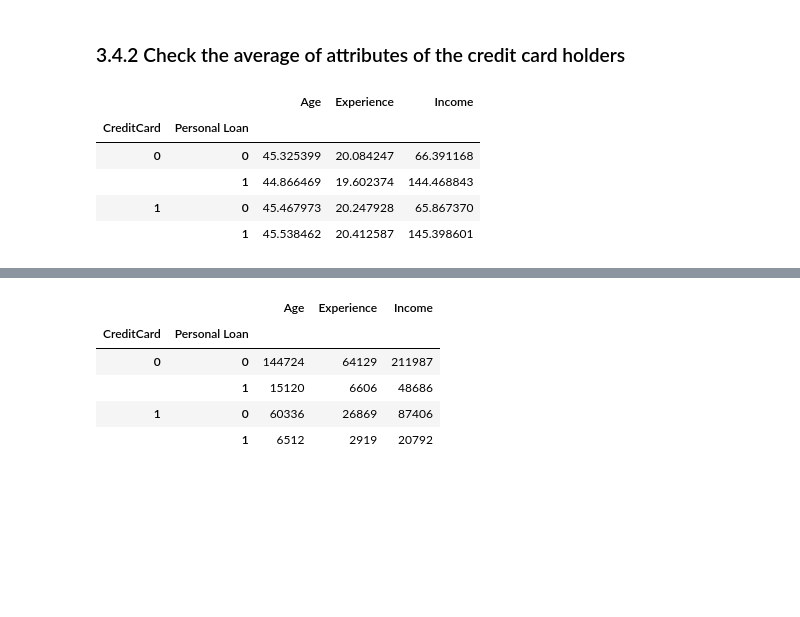
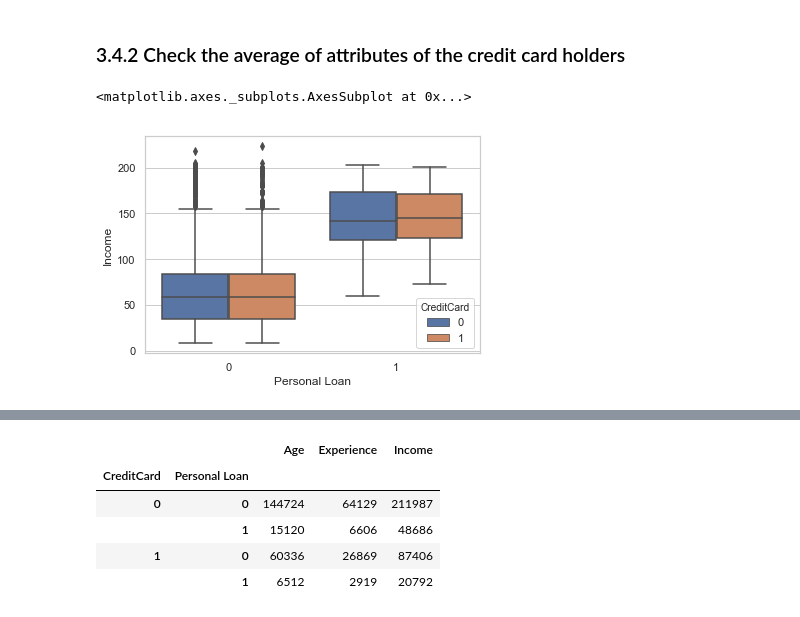
Before and after one commit to koksoon100/UTexas-Austin-Week-6-Assignment, a Jupyter notebook: week_2_assignment.ipynb, the cells around one changed output, grey strips where cells are left out. Drawn from its saved outputs; the diff is of its cells as text; code cells hidden in the pictures; blank space fills up the shorter version.

```diff
--- a/week_2_assignment.ipynb
+++ b/week_2_assignment.ipynb
@@ -342,12 +353,7 @@ sns.pairplot(bank_data[['Age','Experience','Income','Family','CCAvg',
 # %% [markdown]
 ### 3.4.2 Check the average of attributes of the credit card holders
-# %%
-average = lambda x : np.mean(x)
-pd.pivot_table(bank_data[['CreditCard', 'Personal Loan', 'Age', 'Experience', 'Income', "Securities Account", "CD Account"]], index=['CreditCard', 'Personal Loan'],aggfunc=average)
-# %% [output]
-|  |  | Age | Experience | Income |
-| CreditCard | Personal Loan |  |  |  |
-| 0 | 0 | 45.325399 | 20.084247 | 66.391168 |
-|  | 1 | 44.866469 | 19.602374 | 144.468843 |
-| 1 | 0 | 45.467973 | 20.247928 | 65.867370 |
-|  | 1 | 45.538462 | 20.412587 | 145.398601 |
+# %%
+sns.boxplot(x='Personal Loan',y='Income',hue='CreditCard',data=bank_data)
+# %% [output]
+<matplotlib.axes._subplots.AxesSubplot at 0x...>
+[figure, added]
```
Also changed, not shown: parts of 19 cells of this notebook.
